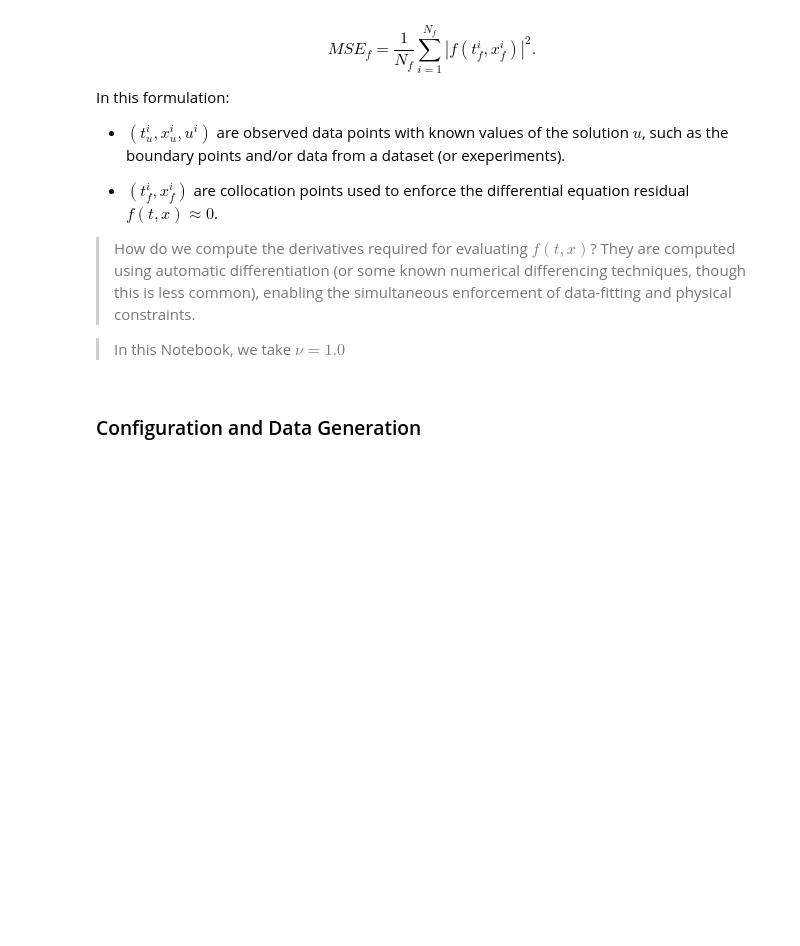
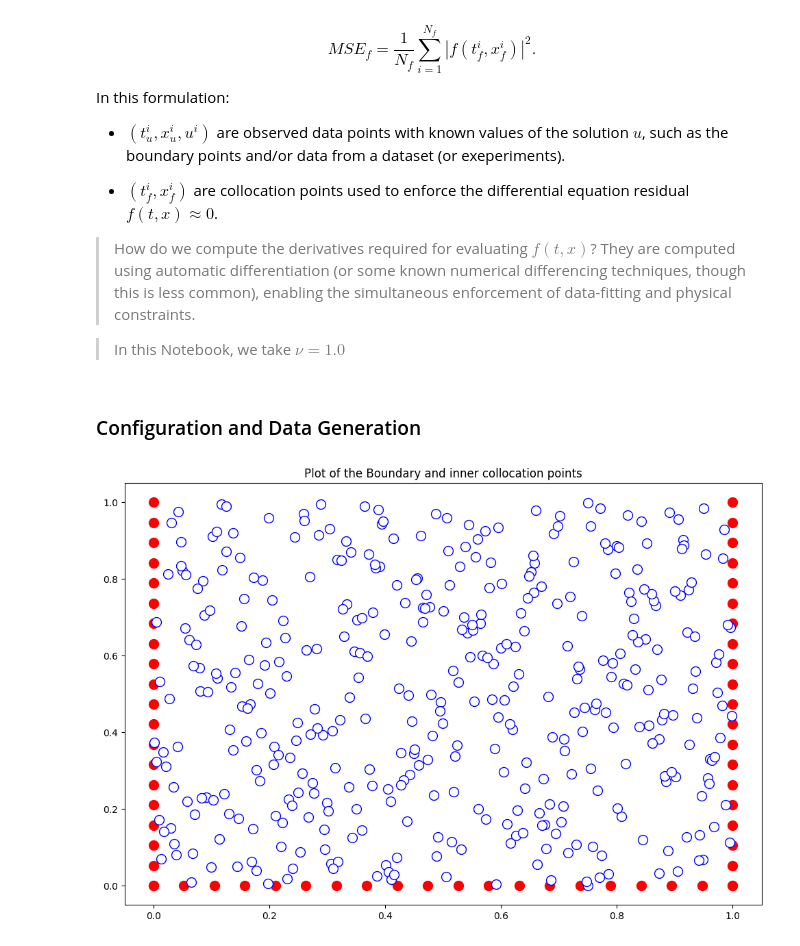
Before and after one commit to oduolaidrisA/Scientific-Machine-Learning, a Jupyter notebook: PINN_for_1d_Burgers_equation.ipynb, the cells around one changed output. Drawn from its saved outputs; the diff is of its cells as text; code cells hidden in the pictures; blank space fills up the shorter version.

```diff
--- a/PINN_for_1d_Burgers_equation.ipynb
+++ b/PINN_for_1d_Burgers_equation.ipynb
@@ -104,10 +105,12 @@ class config:
     self.spatial_resolution =  300
     self.temporal_resolution = 150
     self.init_cond = lambda x: torch.sin(torch.pi * x) #Defining the initial condition
+    self.col_pts = 5000 #Number of collocation points (points in the domain to train on)
+    cfg.batch_size = 100
+
 
     #Optimizer
-    self.lr = 0.01
-    #self.weight_decay = 1e-3  #Regularization weight
+    self.lr = 0.001
 
     #The learning rate scheduler
     self.step_size = 75  #To decay after every, say 100 epochs
@@ -162,0 +191,21 @@ def prepare_data(cfg):
+# %%
+#We can visualize the data to understand them clearly
+def for_visuals(cfg):
+    x = torch.linspace(cfg.x0,cfg.xf, 20).view(-1,1)
+    t = torch.linspace(0,1, 20).view(-1,1)
+    lower_bound = torch.tensor([0.,0.]); upper_bound = torch.tensor([1.,1.])
+    x_inner = lower_bound + (upper_bound - lower_bound)*torch.tensor(lhs(2,400)).float()
+    x_bound_left = torch.cat((torch.zeros_like(t), t), dim = 1)
+    x_bound_right = torch.cat((torch.ones_like(t), t), dim = 1)
+    x_initial = torch.cat((x,torch.zeros_like(x)), dim = 1)
+    x_bound = torch.cat((x_initial, x_bound_left, x_bound_right), dim = 0)
+    return x_bound, x_inner
+x_bound, x_inner = for_visuals(cfg)
+# %%
+plt.figure(figsize = (12,8))
+plt.title("Plot of the Boundary and inner collocation points")
+plt.scatter(x_bound[:,0], x_bound[:,1],  marker='o', s=100, c='r')
+plt.scatter(x_inner[:,0], x_inner[:,1],  marker='o', s=100,color = 'white', edgecolors = 'blue')
+plt.show()
+# %% [output]
+[figure, added]
```
Also changed, not shown: parts of 7 cells of this notebook, 1 other file.
